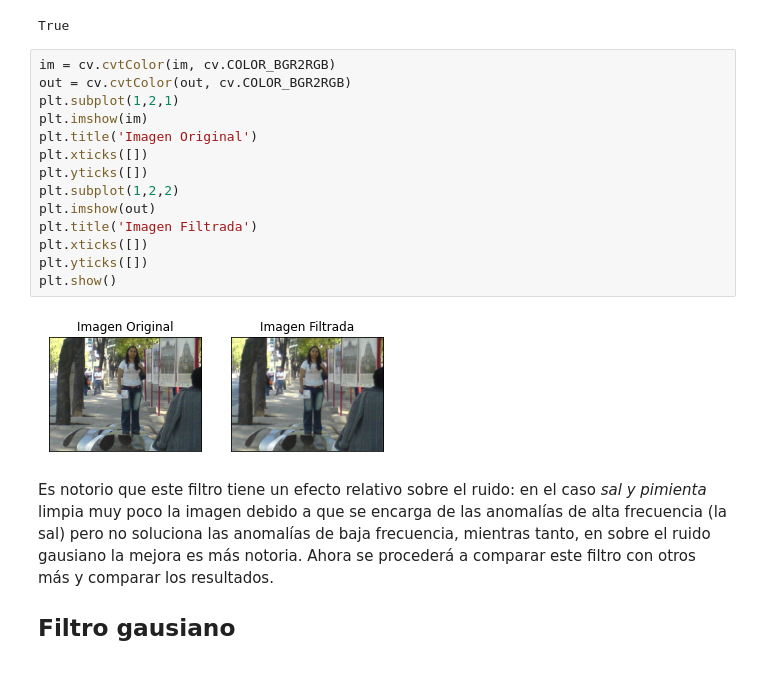
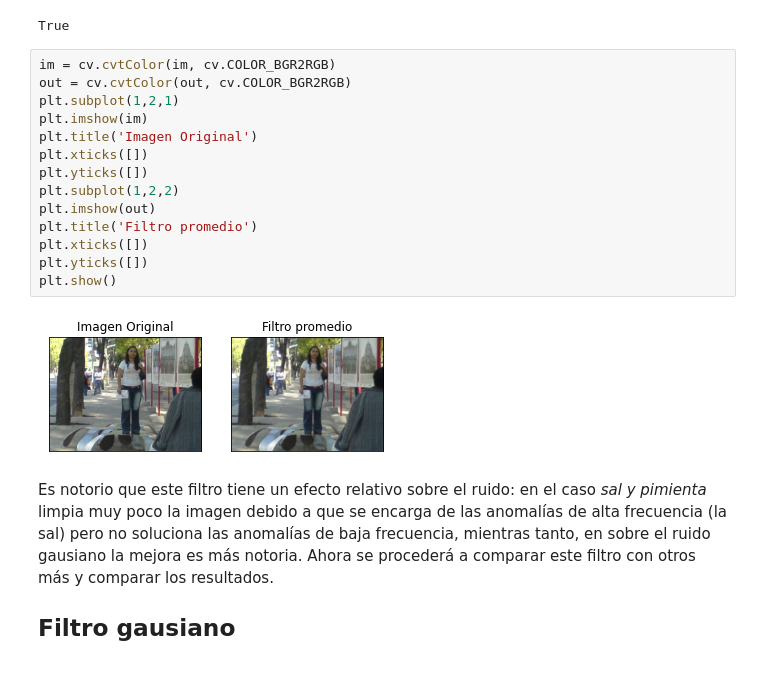
Before and after one commit to genomorro/unir, a Jupyter notebook: main.ipynb, the cells around one changed output. Saved outputs shown, nothing was run; the diff lists cells and outputs as text.

```diff
--- a/main.ipynb
+++ b/main.ipynb
@@ -91,19 +91,19 @@ True
 # %%
 im = cv.cvtColor(im, cv.COLOR_BGR2RGB)
 out = cv.cvtColor(out, cv.COLOR_BGR2RGB)
 plt.subplot(1,2,1)
 plt.imshow(im)
 plt.title('Imagen Original')
 plt.xticks([])
 plt.yticks([])
 plt.subplot(1,2,2)
 plt.imshow(out)
-plt.title('Imagen Filtrada')
+plt.title('Filtro promedio')
 plt.xticks([])
 plt.yticks([])
 plt.show()
 # %% [output]
-[figure, old version]
+[figure, new version]
 # %% [markdown]
 Es notorio que este filtro tiene un efecto relativo sobre el ruido: en el caso _sal y pimienta_ limpia muy poco la imagen debido a que se encarga de las anomalías de alta frecuencia (la sal) pero no soluciona las anomalías de baja frecuencia, mientras tanto, en sobre el ruido gausiano la mejora es más notoria. Ahora se procederá a comparar este filtro con otros más y comparar los resultados.
 
```
Also changed, not shown: parts of 9 cells of this notebook.
